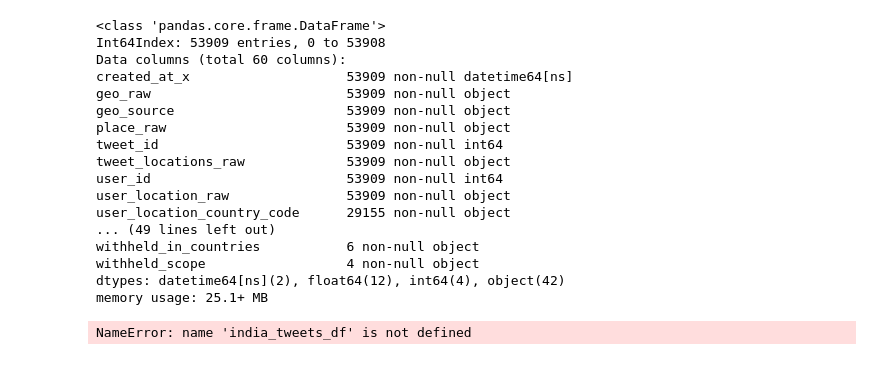
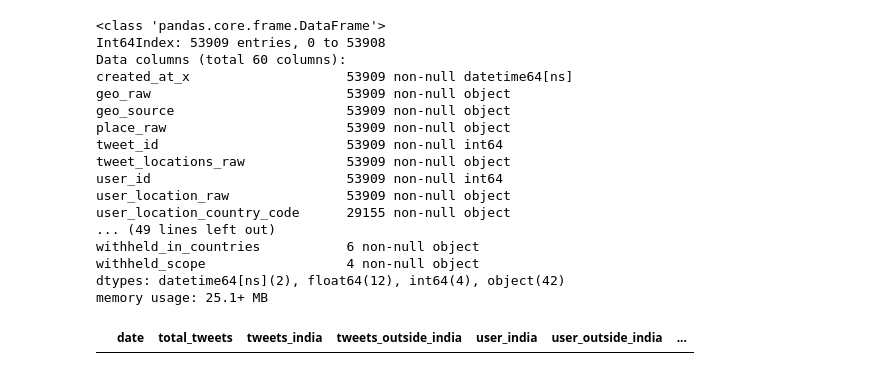
Before and after one commit to apoorvbh/covid_india_tweets_analysis, a Jupyter notebook: tweets_analysis.ipynb, the cells around one changed output. Cells and saved outputs as stored; diff of their text form; code cells hidden in the pictures.

```diff
--- a/tweets_analysis.ipynb
+++ b/tweets_analysis.ipynb
@@ -161,7 +157,13 @@ withheld_in_countries           6 non-null object
 withheld_scope                  4 non-null object
 dtypes: datetime64[ns](2), float64(12), int64(4), object(42)
 memory usage: 25.1+ MB
+# %%
+summary_df = pd.DataFrame(columns = )
 # %%
 create_dir(merged_tweets_files_dir)
 merged_tweets_df.to_csv(merged_tweets_file, index=False)
+# %%
+summary_df.head()
+# %% [output]
+|  | date | total_tweets | tweets_india | tweets_outside_india | user_india | user_outside_india | ... |
 # %%
@@ -169,7 +170,0 @@ test_df = pd.read_csv(merged_tweets_file)
-# %%
-len(india_tweets_df.index)
-refined_tweets_df['is_tweet_locations_inc_india'].value_counts()
-refined_tweets_df['is_user_india_based'].value_counts()
-len(test_df.loc[pd.isnull(test_df['full_text']), :].index)
-# %% [output]
-NameError: name 'india_tweets_df' is not defined
```
Also changed, not shown: parts of 7 cells of this notebook, 4 other files.
